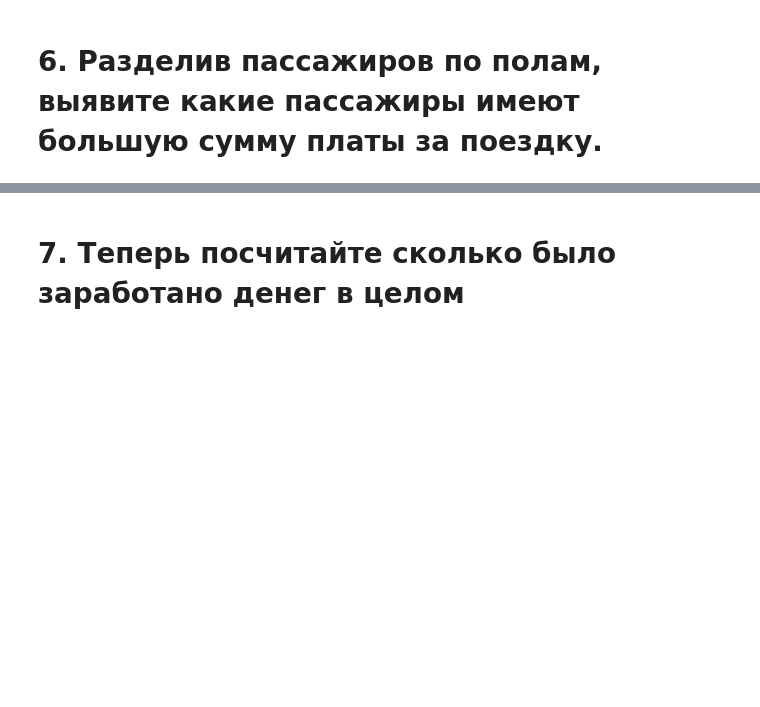
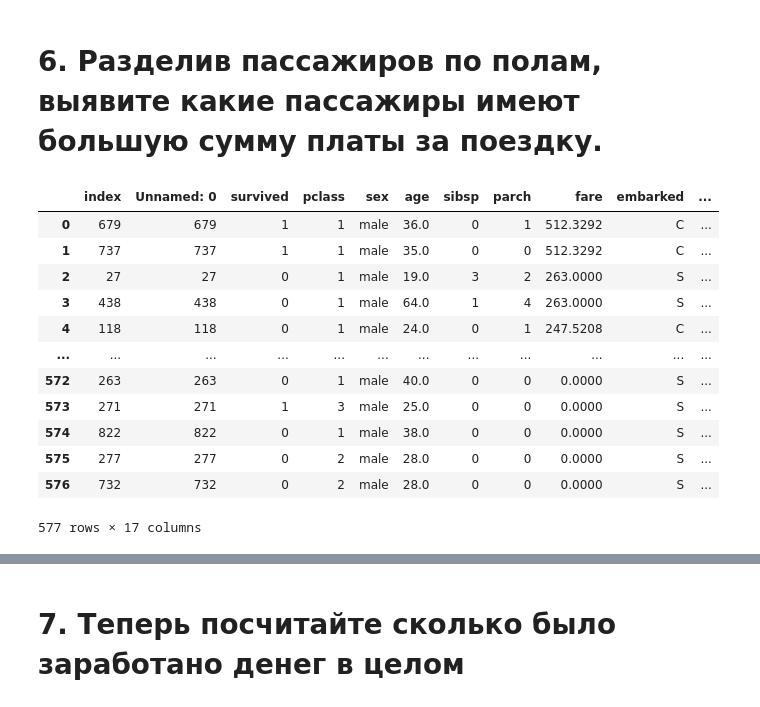
Before and after one commit to gleb-pan/data-analytics-decode, a Jupyter notebook: Исследовательская аналитика/submissions/Untitled.ipynb, the cells around one changed output, grey strips where cells are left out. Saved outputs shown, nothing was run; the diff lists cells and outputs as text; code cells hidden in the pictures; blank space fills up the shorter version.

```diff
--- a/Исследовательская аналитика/submissions/Untitled.ipynb
+++ b/Исследовательская аналитика/submissions/Untitled.ipynb
@@ -216,2 +241,19 @@ age_counts
 # %% [markdown]
 # 6. Разделив пассажиров по полам, выявите какие пассажиры имеют большую сумму платы за поездку.
+# %%
+# male
+df[df['sex'] == 'male'].sort_values(by='fare', ascending=False).reset_index()
+# %% [output]
+|  | index | Unnamed: 0 | survived | pclass | sex | age | sibsp | parch | fare | embarked | ... |
+| 0 | 679 | 679 | 1 | 1 | male | 36.0 | 0 | 1 | 512.3292 | C | ... |
+| 1 | 737 | 737 | 1 | 1 | male | 35.0 | 0 | 0 | 512.3292 | C | ... |
+| 2 | 27 | 27 | 0 | 1 | male | 19.0 | 3 | 2 | 263.0000 | S | ... |
+| 3 | 438 | 438 | 0 | 1 | male | 64.0 | 1 | 4 | 263.0000 | S | ... |
+| 4 | 118 | 118 | 0 | 1 | male | 24.0 | 0 | 1 | 247.5208 | C | ... |
+| ... | ... | ... | ... | ... | ... | ... | ... | ... | ... | ... | ... |
+| 572 | 263 | 263 | 0 | 1 | male | 40.0 | 0 | 0 | 0.0000 | S | ... |
+| 573 | 271 | 271 | 1 | 3 | male | 25.0 | 0 | 0 | 0.0000 | S | ... |
+| 574 | 822 | 822 | 0 | 1 | male | 38.0 | 0 | 0 | 0.0000 | S | ... |
+| 575 | 277 | 277 | 0 | 2 | male | 28.0 | 0 | 0 | 0.0000 | S | ... |
+| 576 | 732 | 732 | 0 | 2 | male | 28.0 | 0 | 0 | 0.0000 | S | ... |
+577 rows × 17 columns
```
Also changed, not shown: parts of 7 cells of this notebook.
